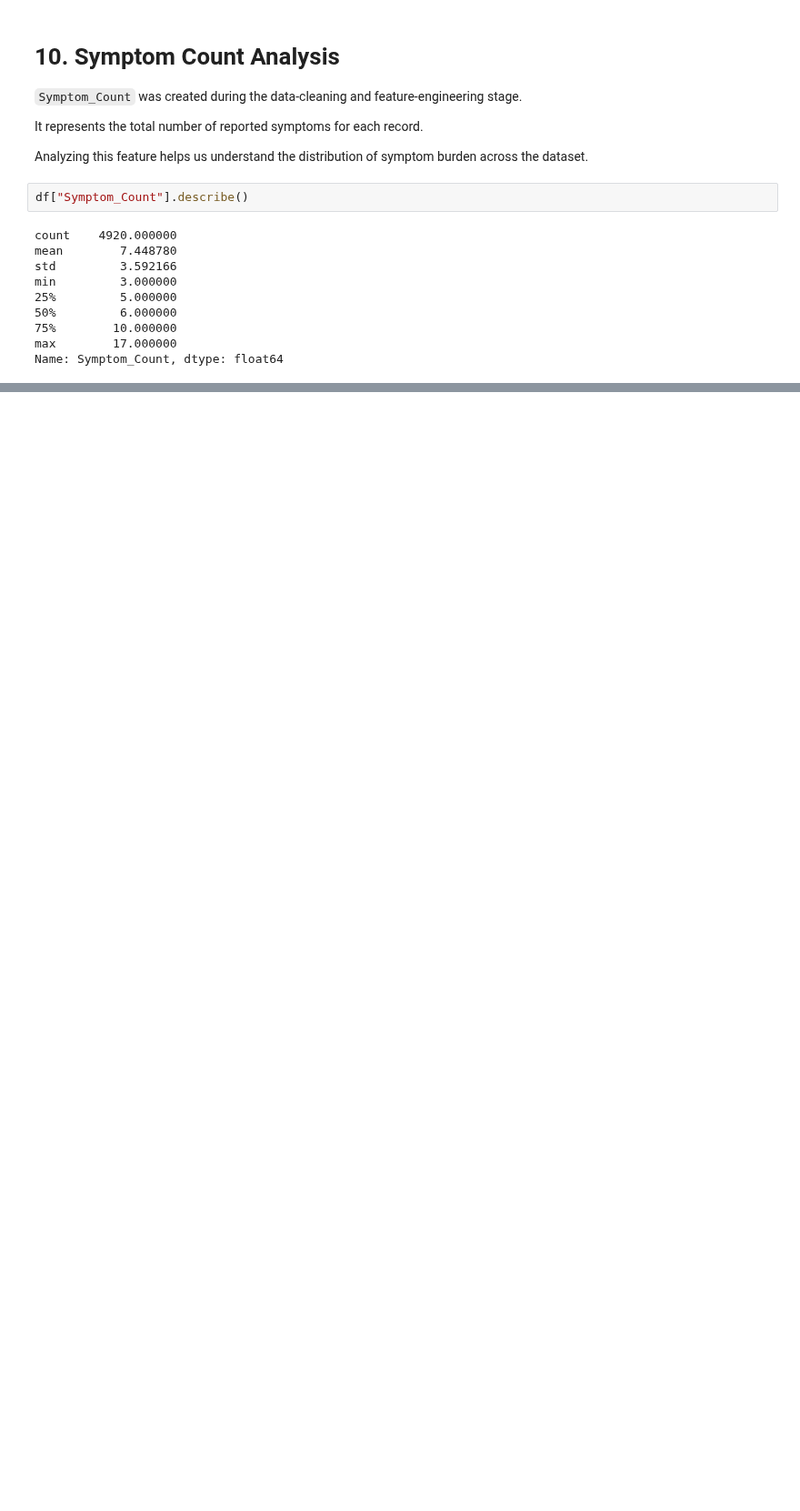
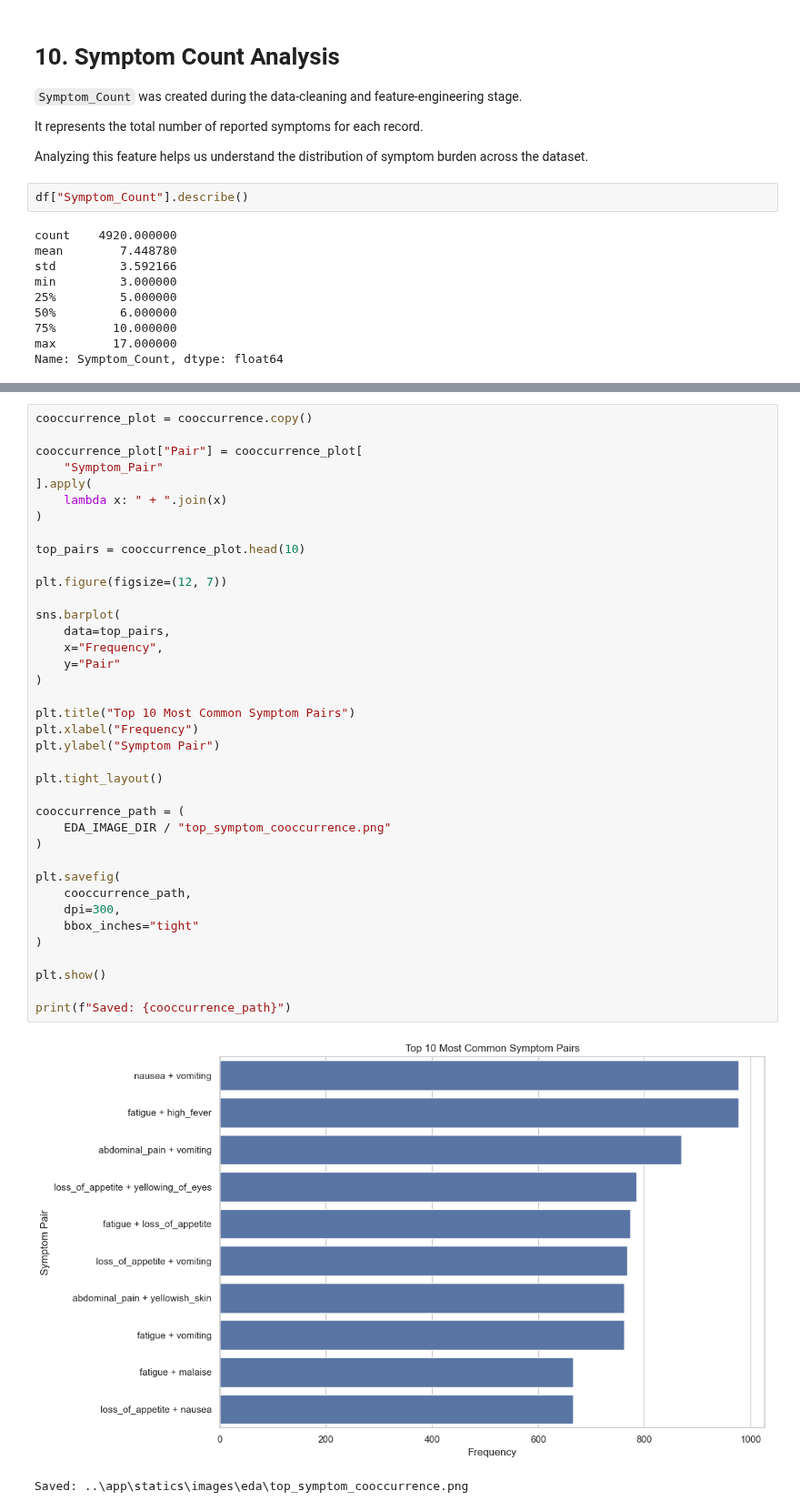
Before and after one commit to TanvirShawon20/AI-Disease-Prediction-System, a Jupyter notebook: notebooks/02_EDA.ipynb, the cells around one changed output, grey strips where cells are left out. Shown at 91% size. Saved outputs shown, nothing was run; the diff lists cells and outputs as text; blank space fills up the shorter version.

```diff
--- a/notebooks/02_EDA.ipynb
+++ b/notebooks/02_EDA.ipynb
@@ -1221,0 +1216,41 @@ Maximum Symptom Count : 17
+# %%
+cooccurrence_plot = cooccurrence.copy()
+
+cooccurrence_plot["Pair"] = cooccurrence_plot[
+    "Symptom_Pair"
+].apply(
+    lambda x: " + ".join(x)
+)
+
+top_pairs = cooccurrence_plot.head(10)
+
+plt.figure(figsize=(12, 7))
+
+sns.barplot(
+    data=top_pairs,
+    x="Frequency",
+    y="Pair"
+)
+
+plt.title("Top 10 Most Common Symptom Pairs")
+plt.xlabel("Frequency")
+plt.ylabel("Symptom Pair")
+
+plt.tight_layout()
+
+cooccurrence_path = (
+    EDA_IMAGE_DIR / "top_symptom_cooccurrence.png"
+)
+
+plt.savefig(
+    cooccurrence_path,
+    dpi=300,
+    bbox_inches="tight"
+)
+
+plt.show()
+
+print(f"Saved: {cooccurrence_path}")
+# %% [output]
+[figure, added]
+Saved: ..\app\statics\images\eda\top_symptom_cooccurrence.png
```
Also changed, not shown: parts of 74 cells of this notebook, 13 other files.
